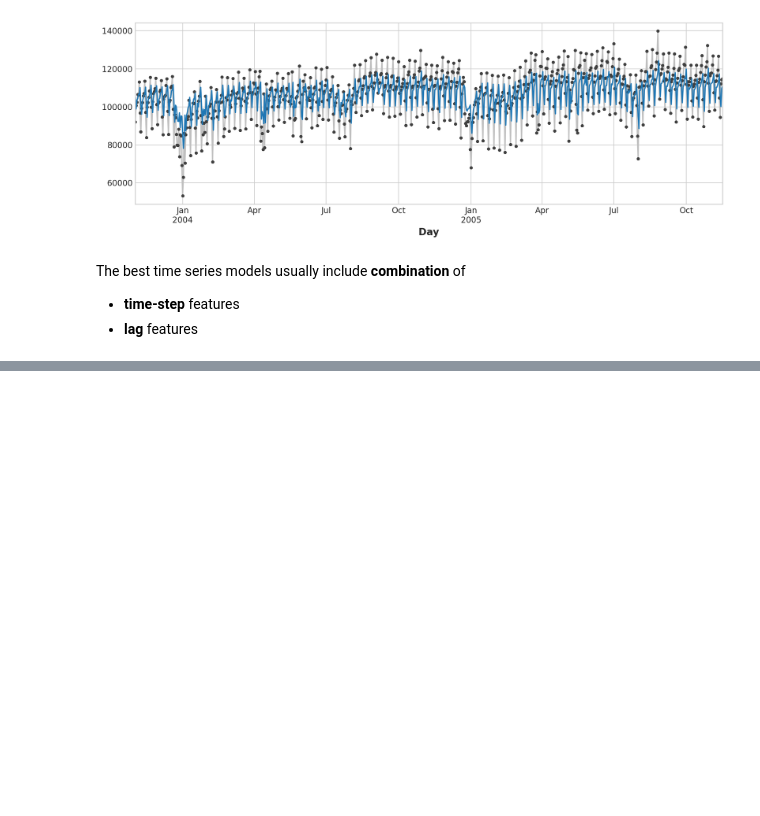
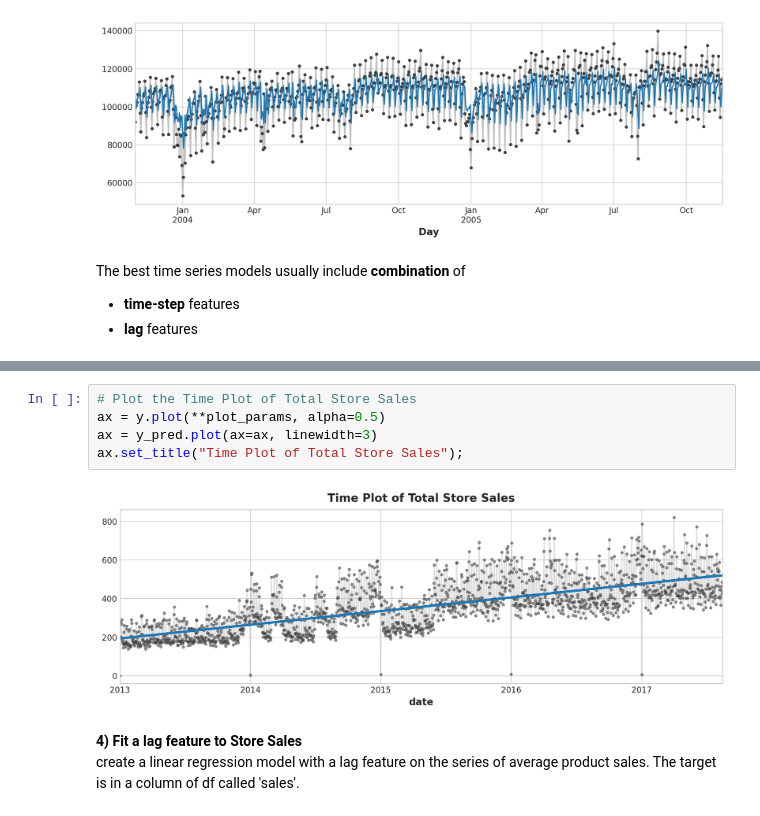
Before and after one commit to albert-joonyoung-park/kaggle-lessons, a Jupyter notebook: kaggle-time-series.ipynb, the cells around one changed output, grey strips where cells are left out. Saved outputs shown, nothing was run; the diff lists cells and outputs as text; blank space fills up the shorter version.

```diff
--- a/kaggle-time-series.ipynb
+++ b/kaggle-time-series.ipynb
@@ -353,0 +553,10 @@ The best time series models usually include **combination** of
+# %%
+# Plot the Time Plot of Total Store Sales
+ax = y.plot(**plot_params, alpha=0.5)
+ax = y_pred.plot(ax=ax, linewidth=3)
+ax.set_title("Time Plot of Total Store Sales");
+# %% [output]
+[figure, added]
+# %% [markdown]
+**4) Fit a lag feature to Store Sales**
+create a linear regression model with a lag feature on the series of average product sales. The target is in a column of df called 'sales'.
```
Also changed, not shown: parts of 21 cells of this notebook.
